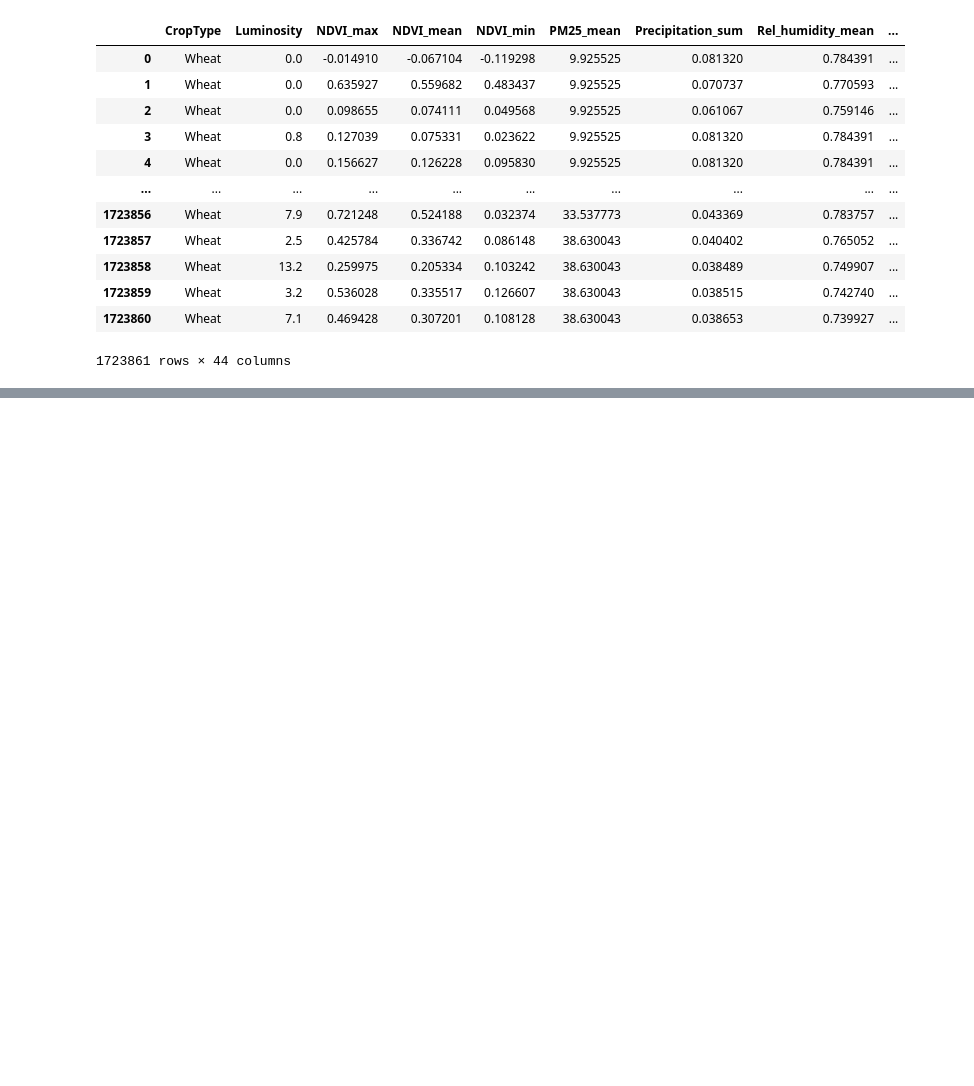
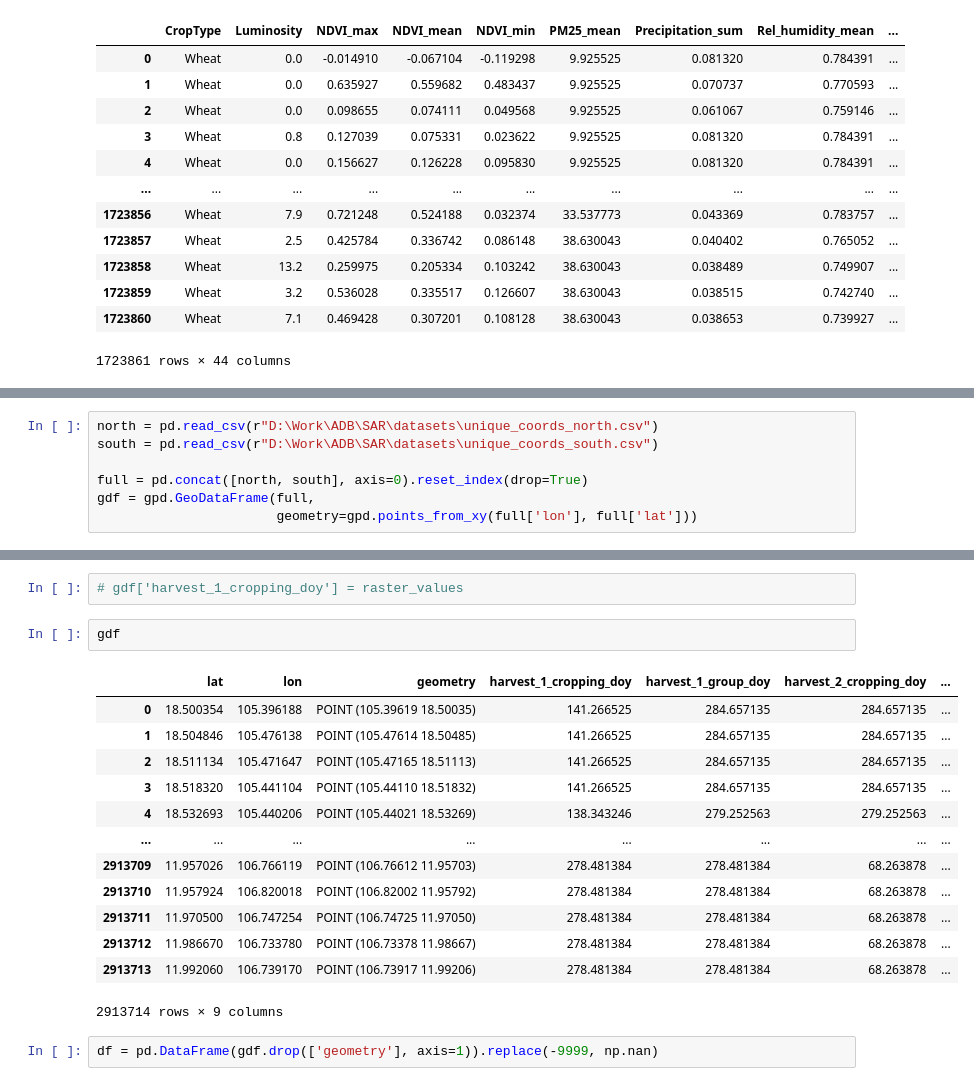
Before and after one commit to sonleh96/adb-sar, a Jupyter notebook: additional_datasets.ipynb, the cells around one changed output, grey strips where cells are left out. Saved outputs shown, nothing was run; the diff lists cells and outputs as text; blank space fills up the shorter version.

```diff
--- a/additional_datasets.ipynb
+++ b/additional_datasets.ipynb
@@ -510,0 +699,7 @@ merged_sar_nn
+# %%
+north = pd.read_csv(r"D:\Work\ADB\SAR\datasets\unique_coords_north.csv")
+south = pd.read_csv(r"D:\Work\ADB\SAR\datasets\unique_coords_south.csv")
+
+full = pd.concat([north, south], axis=0).reset_index(drop=True)
+gdf = gpd.GeoDataFrame(full,
+                       geometry=gpd.points_from_xy(full['lon'], full['lat']))
@@ -510,0 +740,20 @@ merged_sar_nn
+# %%
+# gdf['harvest_1_cropping_doy'] = raster_values
+# %%
+gdf
+# %% [output]
+|  | lat | lon | geometry | harvest_1_cropping_doy | harvest_1_group_doy | harvest_2_cropping_doy | ... |
+| 0 | 18.500354 | 105.396188 | POINT (105.39619 18.50035) | 141.266525 | 284.657135 | 284.657135 | ... |
+| 1 | 18.504846 | 105.476138 | POINT (105.47614 18.50485) | 141.266525 | 284.657135 | 284.657135 | ... |
+| 2 | 18.511134 | 105.471647 | POINT (105.47165 18.51113) | 141.266525 | 284.657135 | 284.657135 | ... |
+| 3 | 18.518320 | 105.441104 | POINT (105.44110 18.51832) | 141.266525 | 284.657135 | 284.657135 | ... |
+| 4 | 18.532693 | 105.440206 | POINT (105.44021 18.53269) | 138.343246 | 279.252563 | 279.252563 | ... |
+| ... | ... | ... | ... | ... | ... | ... | ... |
+| 2913709 | 11.957026 | 106.766119 | POINT (106.76612 11.95703) | 278.481384 | 278.481384 | 68.263878 | ... |
+| 2913710 | 11.957924 | 106.820018 | POINT (106.82002 11.95792) | 278.481384 | 278.481384 | 68.263878 | ... |
+| 2913711 | 11.970500 | 106.747254 | POINT (106.74725 11.97050) | 278.481384 | 278.481384 | 68.263878 | ... |
+| 2913712 | 11.986670 | 106.733780 | POINT (106.73378 11.98667) | 278.481384 | 278.481384 | 68.263878 | ... |
+| 2913713 | 11.992060 | 106.739170 | POINT (106.73917 11.99206) | 278.481384 | 278.481384 | 68.263878 | ... |
+2913714 rows × 9 columns
+# %%
+df = pd.DataFrame(gdf.drop(['geometry'], axis=1)).replace(-9999, np.nan)
```
Also changed, not shown: parts of 21 cells of this notebook, 4 other files.
